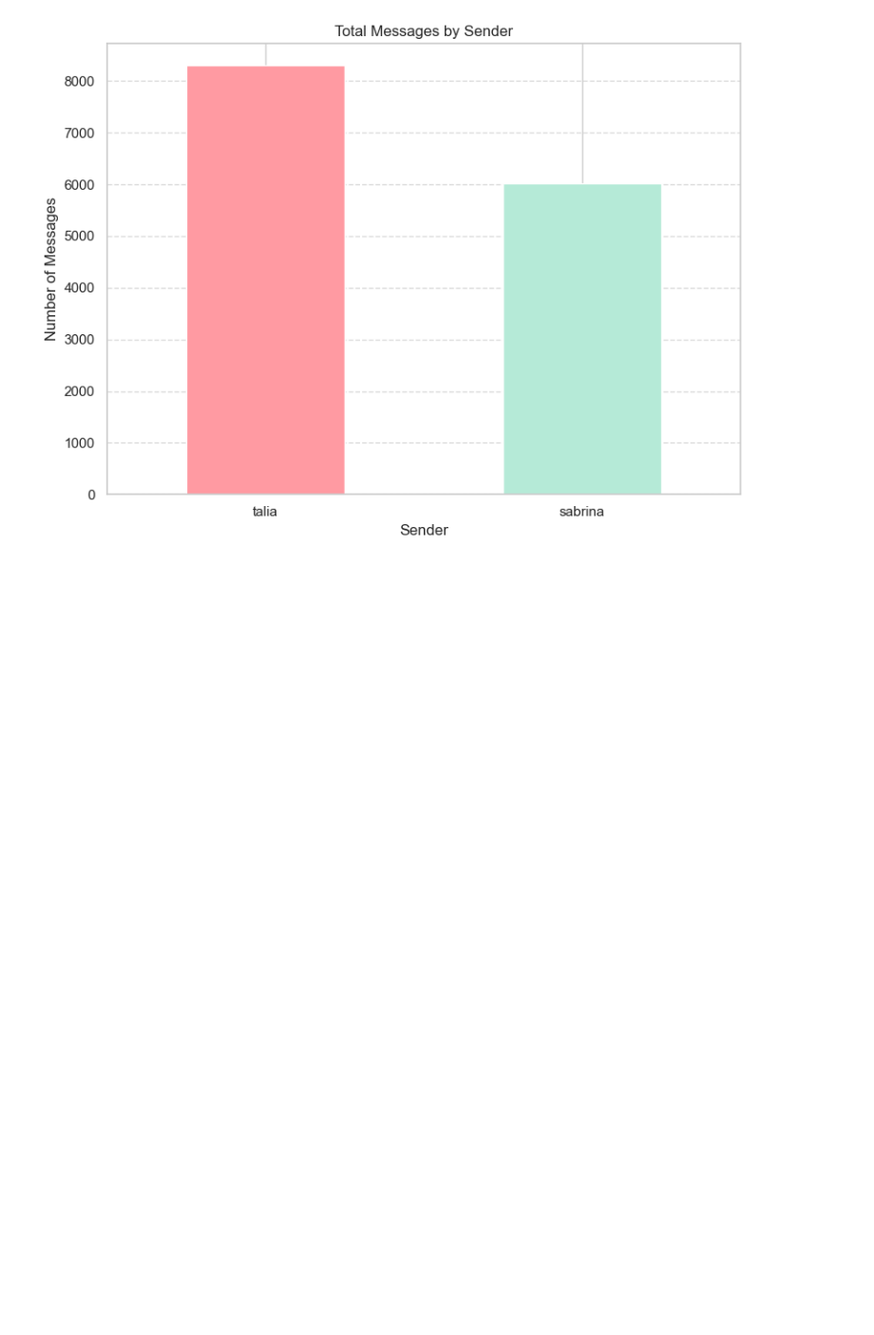
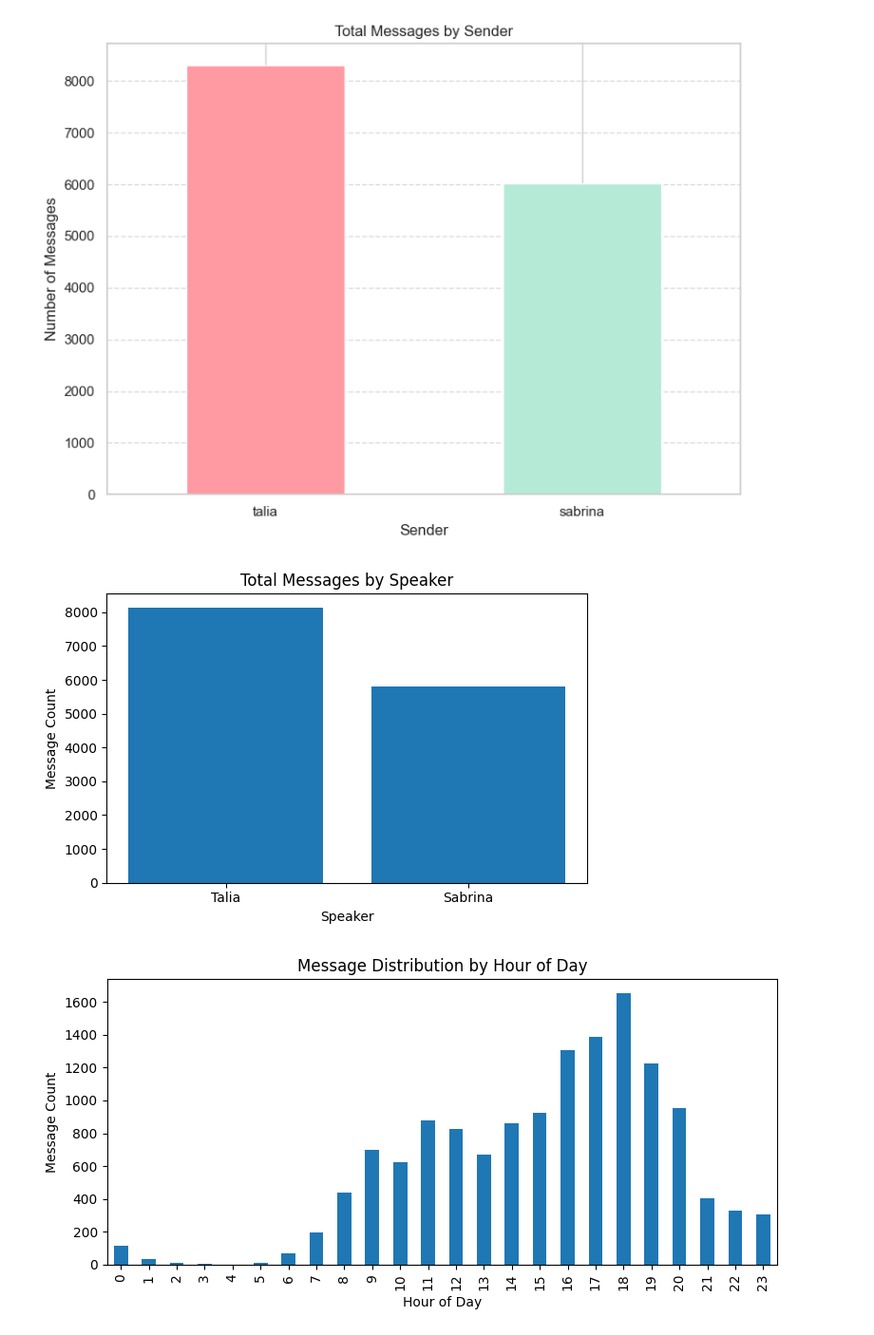
Before and after one commit to sabrina-liu/talisms, a Jupyter notebook: data/stats.ipynb, the cells around one changed output. Shown at 95% size. Saved outputs shown, nothing was run; the diff lists cells and outputs as text; code cells hidden in the pictures; blank space fills up the shorter version.

```diff
--- a/data/stats.ipynb
+++ b/data/stats.ipynb
@@ -147,3 +147,83 @@ plt.tight_layout()
 plt.show()
 # %% [output]
 [figure]
+# %%
+import pandas as pd
+import re
+from datetime import datetime
+import matplotlib.pyplot as plt
+
+# Function to parse chat files
+def parse_chat(file_path):
+    data = []
+    pattern = re.compile(r'^\[(\d{2}/\d{2}/\d{4}), (\d{2}:\d{2}:\d{2})\] ([^:]+): (.*)$')
+    with open(file_path, 'r', encoding='utf-8') as f:
+        for line in f:
+            line = line.strip()
+            match = pattern.match(line)
+            if match:
+                date_str, time_str, speaker, message = match.groups()
+                # filter out system messages
+                if "Messages and calls are end-to-end encrypted" in message:
+                    continue
+                if "image omitted" in message.lower():
+                    continue
+                if "video omitted" in message.lower():
+                    continue
+                if "audio omitted" in message.lower():
+                    continue
+                # unify speaker names
+                if speaker.startswith("~Talia"):
+                    speaker = "Talia"
+                elif speaker == "Talia Reddy":
+                    speaker = "Talia"
+                data.append({
+                    'timestamp': datetime.strptime(date_str + ' ' + time_str, '%d/%m/%Y %H:%M:%S'),
+                    'speaker': speaker,
+                    'message': message
+                })
+    return pd.DataFrame(data)
+
+# Parse both chat files
+chat1 = parse_chat('chat1.txt')
+chat2 = parse_chat('chat2.txt')
+
+# Combine and sort
+df = pd.concat([chat1, chat2], ignore_index=True).sort_values('timestamp')
+
+# Add hour column
+df['hour'] = df['timestamp'].dt.hour
+
+# Compute message counts per speaker
+msg_counts = df['speaker'].value_counts().reset_index()
+msg_counts.columns = ['speaker', 'count']
+
+# Plot message counts
+plt.figure(figsize=(6,4))
+plt.bar(msg_counts['speaker'], msg_counts['count'])
+plt.title('Total Messages by Speaker')
+plt.xlabel('Speaker')
+plt.ylabel('Message Count')
+plt.tight_layout()
+plt.show()
+
+# Plot message distribution by hour
+plt.figure(figsize=(8,4))
+df['hour'].value_counts().sort_index().plot(kind='bar')
+plt.title('Message Distribution by Hour of Day')
+plt.xlabel('Hour of Day')
+plt.ylabel('Message Count')
+plt.tight_layout()
+plt.show()
+
+# Display summary dataframe
+summary = pd.DataFrame({
+    'Metric': ['Total messages', 'Unique Speakers', 'Time Span'],
+    'Value': [len(df), df['speaker'].nunique(),
+              f"{df['timestamp'].min().date()} to {df['timestamp'].max().date()}"]
+})
+
+import ace_tools as tools; tools.display_dataframe_to_user(name="Chat Summary Metrics", dataframe=summary)
+# %% [output]
+[figure, added]
+[figure, added]
```
Also changed, not shown: parts of 2 cells of this notebook, 1 other file.
